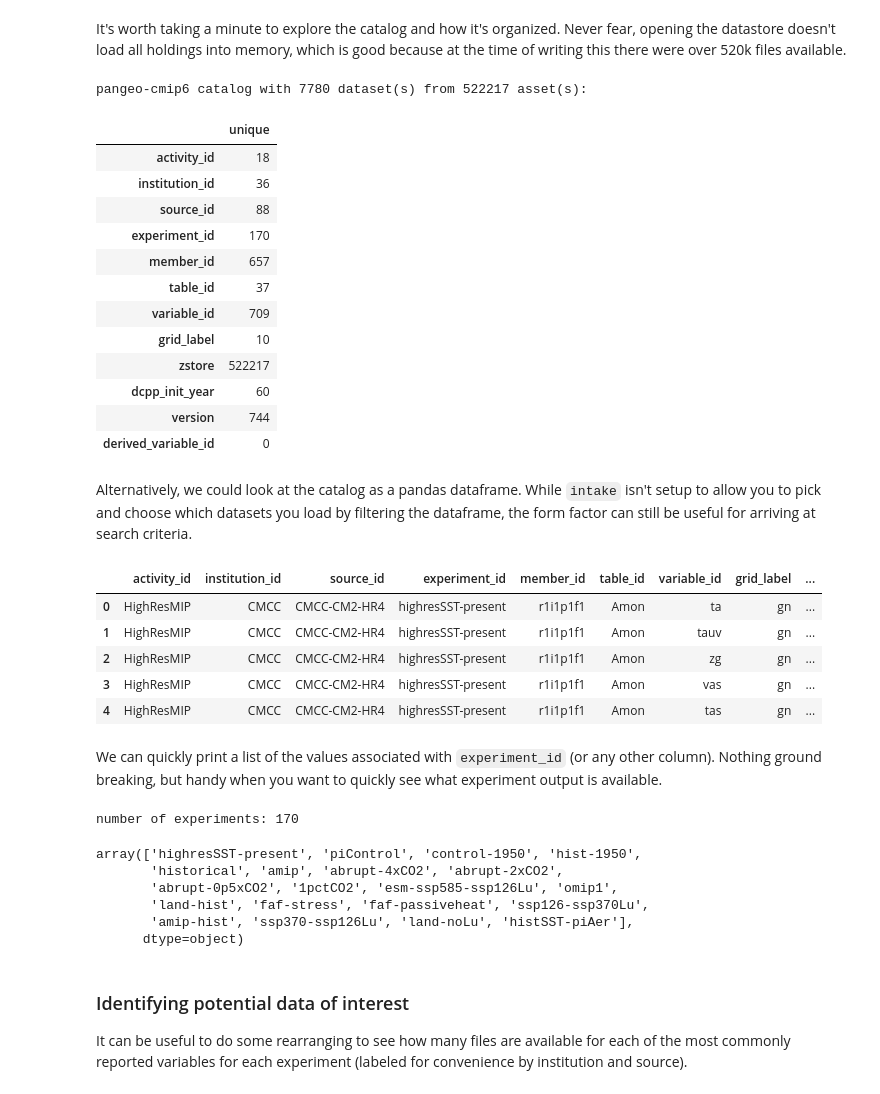
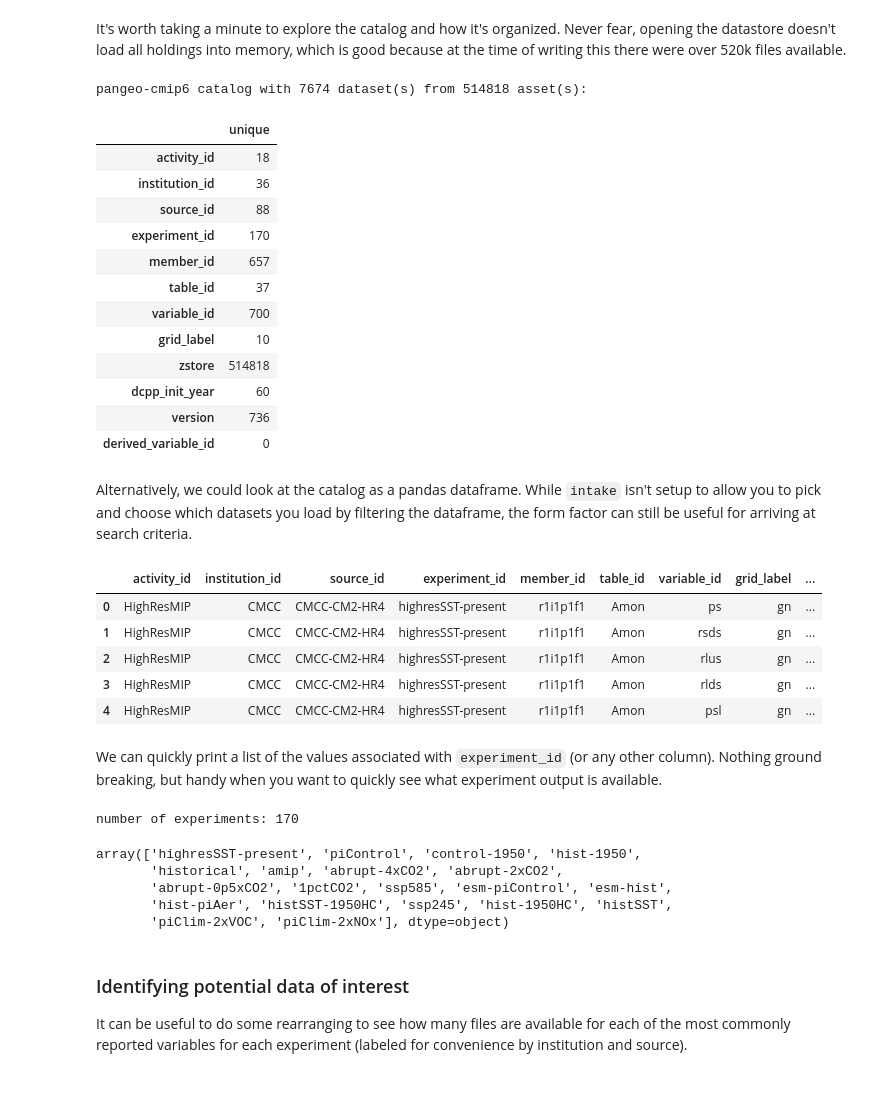
Before and after one commit to LinkedEarth/LMR_CMIP_paleobook, a Jupyter notebook: notebooks/lifehacks/data_from_esm_cloudcat.ipynb, the cells around one changed output. Cells and saved outputs as stored; diff of their text form; code cells hidden in the pictures.

```diff
--- a/notebooks/lifehacks/data_from_esm_cloudcat.ipynb
+++ b/notebooks/lifehacks/data_from_esm_cloudcat.ipynb
@@ -37,25 +38,25 @@ import pyleoclim as pyleo
 It's worth taking a minute to explore the catalog and how it's organized. Never fear, opening the datastore doesn't load all holdings into memory, which is good because at the time of writing this there were over 520k files available.
 # %%
 # for Google Cloud:
-# col = intake.open_esm_datastore("https://storage.googleapis.com/cmip6/pangeo-cmip6.json")
+col = intake.open_esm_datastore("https://storage.googleapis.com/cmip6/pangeo-cmip6.json")
 
 # for AWS S3:
-col = intake.open_esm_datastore("https://cmip6-pds.s3.amazonaws.com/pangeo-cmip6.json")
+# col = intake.open_esm_datastore("https://cmip6-pds.s3.amazonaws.com/pangeo-cmip6.json")
 col
 # %% [output]
-pangeo-cmip6 catalog with 7780 dataset(s) from 522217 asset(s):
+pangeo-cmip6 catalog with 7674 dataset(s) from 514818 asset(s):
 |  | unique |
 | activity_id | 18 |
 | institution_id | 36 |
 | source_id | 88 |
 | experiment_id | 170 |
 | member_id | 657 |
 | table_id | 37 |
-| variable_id | 709 |
+| variable_id | 700 |
 | grid_label | 10 |
-| zstore | 522217 |
+| zstore | 514818 |
 | dcpp_init_year | 60 |
-| version | 744 |
+| version | 736 |
 | derived_variable_id | 0 |
 # %% [markdown]
 Alternatively, we could look at the catalog as a pandas dataframe.  While `intake` isn't setup to allow you to pick and choose which datasets you load by filtering the dataframe, the form factor can still be useful for arriving at search criteria.
@@ -63,11 +64,11 @@ Alternatively, we could look at the catalog as a pandas dataframe.  While `intak
 col.df.head()
 # %% [output]
 |  | activity_id | institution_id | source_id | experiment_id | member_id | table_id | variable_id | grid_label | ... |
-| 0 | HighResMIP | CMCC | CMCC-CM2-HR4 | highresSST-present | r1i1p1f1 | Amon | ta | gn | ... |
-| 1 | HighResMIP | CMCC | CMCC-CM2-HR4 | highresSST-present | r1i1p1f1 | Amon | tauv | gn | ... |
-| 2 | HighResMIP | CMCC | CMCC-CM2-HR4 | highresSST-present | r1i1p1f1 | Amon | zg | gn | ... |
-| 3 | HighResMIP | CMCC | CMCC-CM2-HR4 | highresSST-present | r1i1p1f1 | Amon | vas | gn | ... |
-| 4 | HighResMIP | CMCC | CMCC-CM2-HR4 | highresSST-present | r1i1p1f1 | Amon | tas | gn | ... |
+| 0 | HighResMIP | CMCC | CMCC-CM2-HR4 | highresSST-present | r1i1p1f1 | Amon | ps | gn | ... |
+| 1 | HighResMIP | CMCC | CMCC-CM2-HR4 | highresSST-present | r1i1p1f1 | Amon | rsds | gn | ... |
+| 2 | HighResMIP | CMCC | CMCC-CM2-HR4 | highresSST-present | r1i1p1f1 | Amon | rlus | gn | ... |
+| 3 | HighResMIP | CMCC | CMCC-CM2-HR4 | highresSST-present | r1i1p1f1 | Amon | rlds | gn | ... |
+| 4 | HighResMIP | CMCC | CMCC-CM2-HR4 | highresSST-present | r1i1p1f1 | Amon | psl | gn | ... |
 # %% [markdown]
 We can quickly print a list of the values associated with `experiment_id` (or any other column). Nothing ground breaking, but handy when you want to quickly see what experiment output is available.
 # %%
@@ -78,10 +79,9 @@ col.df.experiment_id.unique()[:20]
 number of experiments: 170
 array(['highresSST-present', 'piControl', 'control-1950', 'hist-1950',
        'historical', 'amip', 'abrupt-4xCO2', 'abrupt-2xCO2',
-       'abrupt-0p5xCO2', '1pctCO2', 'esm-ssp585-ssp126Lu', 'omip1',
-       'land-hist', 'faf-stress', 'faf-passiveheat', 'ssp126-ssp370Lu',
-       'amip-hist', 'ssp370-ssp126Lu', 'land-noLu', 'histSST-piAer'],
-      dtype=object)
+       'abrupt-0p5xCO2', '1pctCO2', 'ssp585', 'esm-piControl', 'esm-hist',
+       'hist-piAer', 'histSST-1950HC', 'ssp245', 'hist-1950HC', 'histSST',
+       'piClim-2xVOC', 'piClim-2xNOx'], dtype=object)
 # %% [markdown]
 ### Identifying potential data of interest
 It can be useful to do some rearranging to see how many files are available for each of the most commonly reported variables for each experiment (labeled for convenience by institution and source).
```
Also changed, not shown: parts of 21 cells of this notebook, 3 other files.
